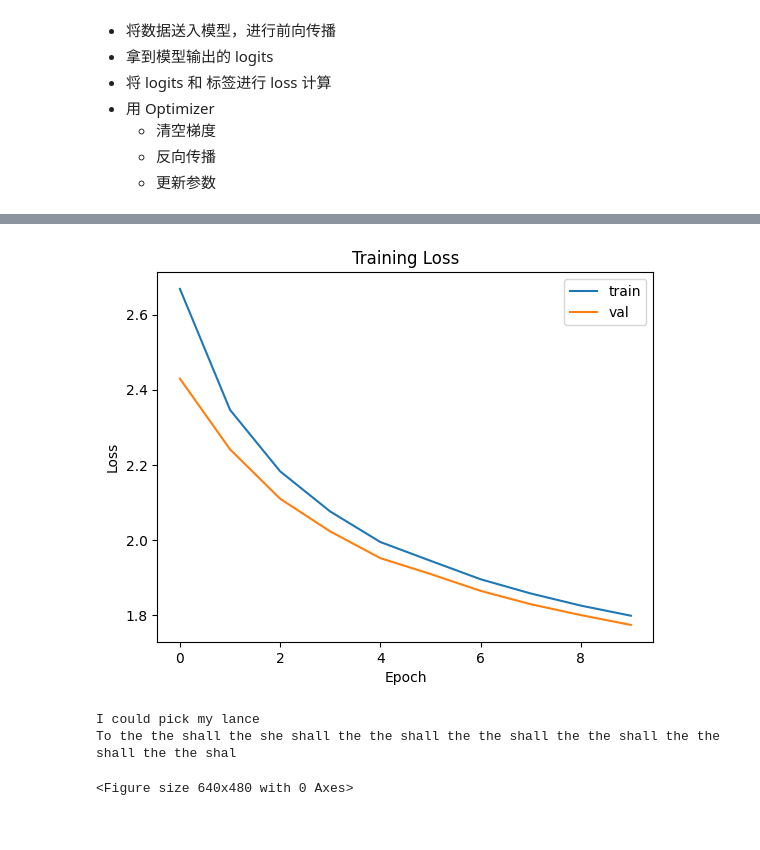
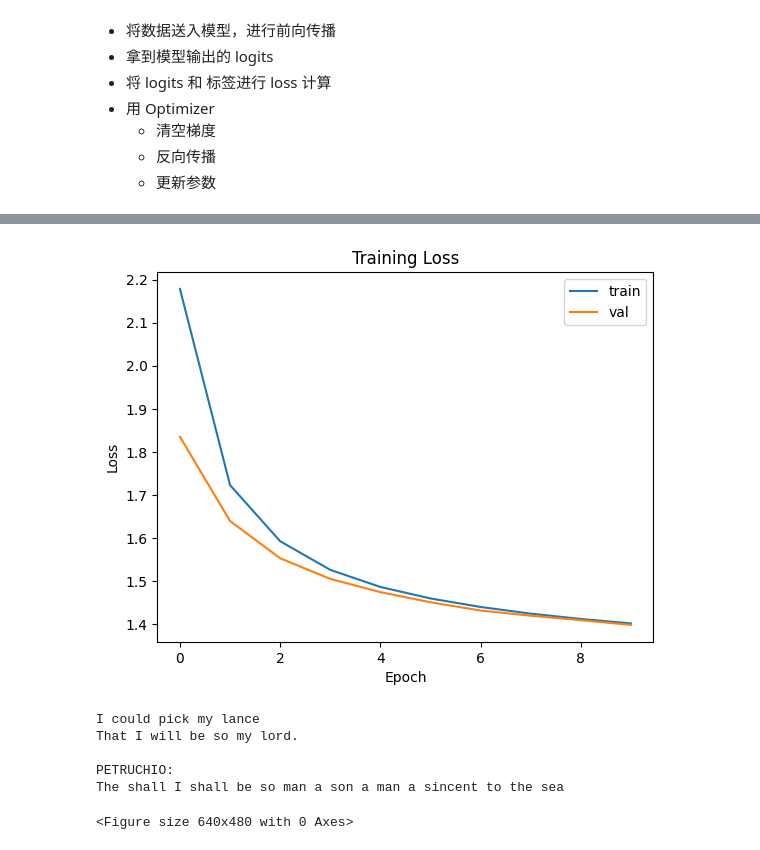
Before and after one commit to BigfufuOuO/Course-AI-basic, a Jupyter notebook: part_2/moe.ipynb, the cells around one changed output, grey strips where cells are left out. Saved outputs shown, nothing was run; the diff lists cells and outputs as text; code cells hidden in the pictures.

```diff
--- a/part_2/moe.ipynb
+++ b/part_2/moe.ipynb
@@ -64,12 +64,13 @@ class Tokenizer:
         注意: 为了后续实验方便，输出Tensor的数据类型dtype 为torch.long。
         """
         # 开始标记
-        tokens = [0]
+        # tokens = [0]
+        tokens = []
         for char in sentence:
             tokens.append(self.char2index[char])
 
         # 结束标记
-        tokens.append(0)
+        # tokens.append(0)
         return torch.tensor(tokens, dtype=torch.long)
 
 
@@ -573,7 +574,7 @@ def validate(model, dataloader, epoch, device):
 
     return total_loss / len(dataloader)
 # %%
-train_dataloader, val_dataloader = create_dataloader('input.txt', tokenizer, chunk_size=50, batch_size=4096)
+train_dataloader, val_dataloader = create_dataloader('input.txt', tokenizer, chunk_size=50, batch_size=512)
 model = SparseMoETransformer(vocab_size=len(tokenizer.char2index), seq_len=50, embed_size=64, n_layers=3, n_heads=8, num_experts=8, active_experts=2).to(device)
 model.to(device)
 
@@ -645,4 +646,7 @@ Epoch 9 Train Loss: 1.798594554083063, Valid Loss: 1.7740756966850975
-[figure, old version]
+[figure, new version]
 I could pick my lance
-To the the shall the she shall the the shall the the shall the the shall the the shall the the shal
+That I will be so my lord.
+
+PETRUCHIO:
+The shall I shall be so man a son a man a sincent to the sea
 <Figure size 640x480 with 0 Axes>
```
Also changed, not shown: parts of 1 cell of this notebook, 7 other files.
